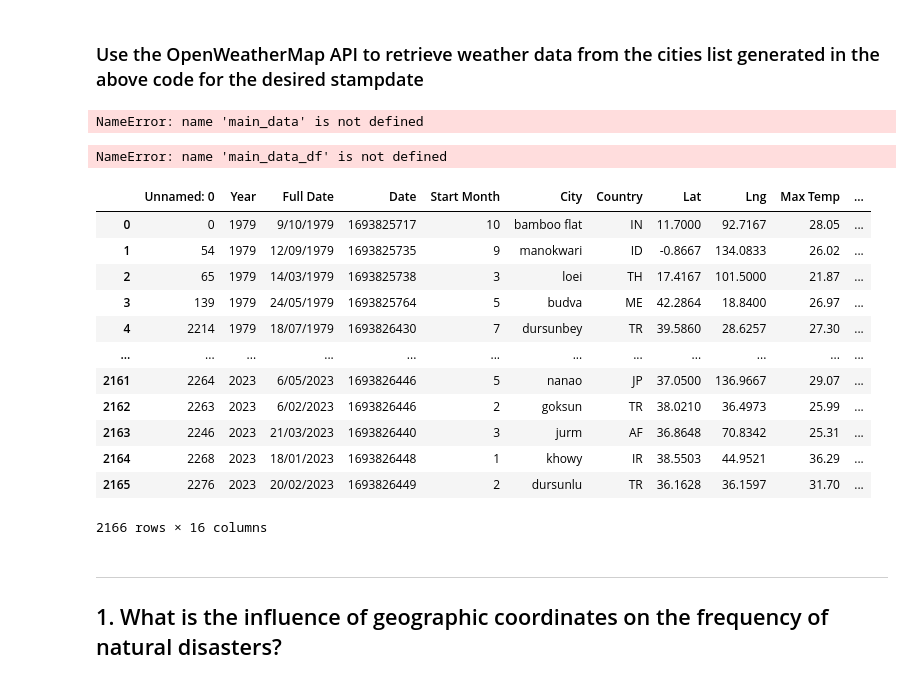
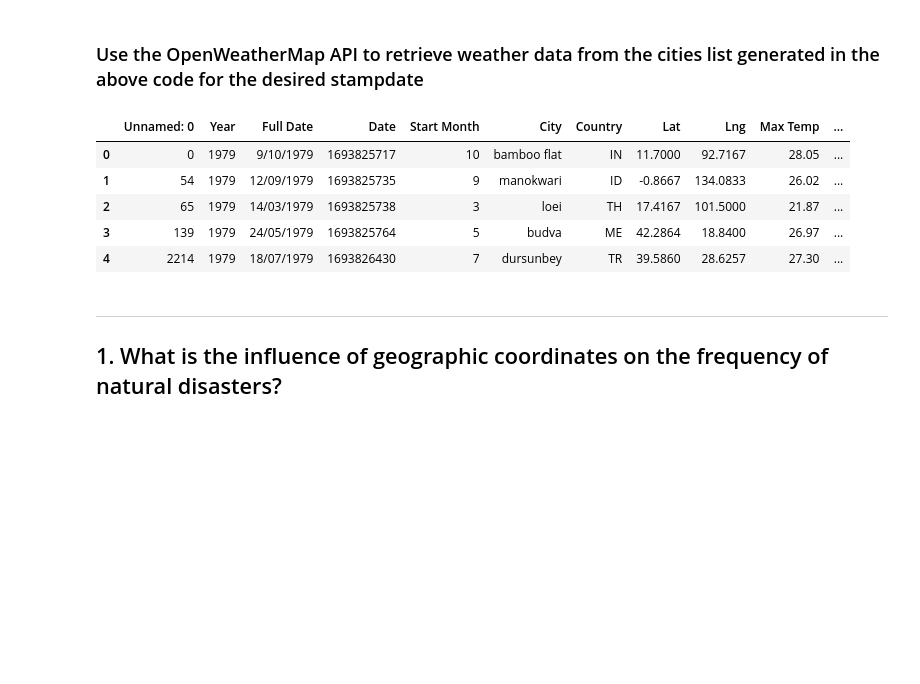
Before and after one commit to mhosseinf/Project_11, a Jupyter notebook: Project_1.ipynb, the cells around one changed output. Drawn from its saved outputs; the diff is of its cells as text; code cells hidden in the pictures; blank space fills up the shorter version.

```diff
--- a/Project_1.ipynb
+++ b/Project_1.ipynb
@@ -269,38 +266,27 @@ Number of cities in the list: 2277
 # print("Data Retrieval Complete      ")
 # print("-----------------------------")
 # %%
-#Convert main data int a Pandas DataFrame
-main_data_df=pd.DataFrame(main_data)
-# Display sample data
-main_data_df = main_data_df[main_data_df['Max Temp'] != 'N/A']
-main_data_df.sort_values(by='Year', ascending=True, inplace=True)
-main_data_df
+# #Convert main data int a Pandas DataFrame
+# main_data_df=pd.DataFrame(main_data)
+# # Display sample data
+# main_data_df = main_data_df[main_data_df['Max Temp'] != 'N/A']
+# main_data_df.sort_values(by='Year', ascending=True, inplace=True)
+# main_data_df
-# %% [output]
-NameError: name 'main_data' is not defined
 # %%
-# Export the Main_Data into a csv
-main_data_df.to_csv("Resources/maindata.csv")
+# # Export the Main_Data into a csv
+# main_data_df.to_csv("Resources/maindata.csv")
-# %% [output]
-NameError: name 'main_data_df' is not defined
 # %%
 # Read new csv file into notebook
 csv_file = Path("Resources/maindata.csv")
 main_data_df = pd.read_csv(csv_file)
-main_data_df
+main_data_df.head()
 # %% [output]
 |  | Unnamed: 0 | Year | Full Date | Date | Start Month | City | Country | Lat | Lng | Max Temp | ... |
 | 0 | 0 | 1979 | 9/10/1979 | 1693825717 | 10 | bamboo flat | IN | 11.7000 | 92.7167 | 28.05 | ... |
 | 1 | 54 | 1979 | 12/09/1979 | 1693825735 | 9 | manokwari | ID | -0.8667 | 134.0833 | 26.02 | ... |
 | 2 | 65 | 1979 | 14/03/1979 | 1693825738 | 3 | loei | TH | 17.4167 | 101.5000 | 21.87 | ... |
 | 3 | 139 | 1979 | 24/05/1979 | 1693825764 | 5 | budva | ME | 42.2864 | 18.8400 | 26.97 | ... |
 | 4 | 2214 | 1979 | 18/07/1979 | 1693826430 | 7 | dursunbey | TR | 39.5860 | 28.6257 | 27.30 | ... |
-| ... | ... | ... | ... | ... | ... | ... | ... | ... | ... | ... | ... |
-| 2161 | 2264 | 2023 | 6/05/2023 | 1693826446 | 5 | nanao | JP | 37.0500 | 136.9667 | 29.07 | ... |
-| 2162 | 2263 | 2023 | 6/02/2023 | 1693826446 | 2 | goksun | TR | 38.0210 | 36.4973 | 25.99 | ... |
-| 2163 | 2246 | 2023 | 21/03/2023 | 1693826440 | 3 | jurm | AF | 36.8648 | 70.8342 | 25.31 | ... |
-| 2164 | 2268 | 2023 | 18/01/2023 | 1693826448 | 1 | khowy | IR | 38.5503 | 44.9521 | 36.29 | ... |
-| 2165 | 2276 | 2023 | 20/02/2023 | 1693826449 | 2 | dursunlu | TR | 36.1628 | 36.1597 | 31.70 | ... |
-2166 rows × 16 columns
 # %% [markdown]
 ---
 ## 1.	What is the influence of geographic coordinates on the frequency of natural disasters?
```
Also changed, not shown: parts of 16 cells of this notebook, 3 other files.
